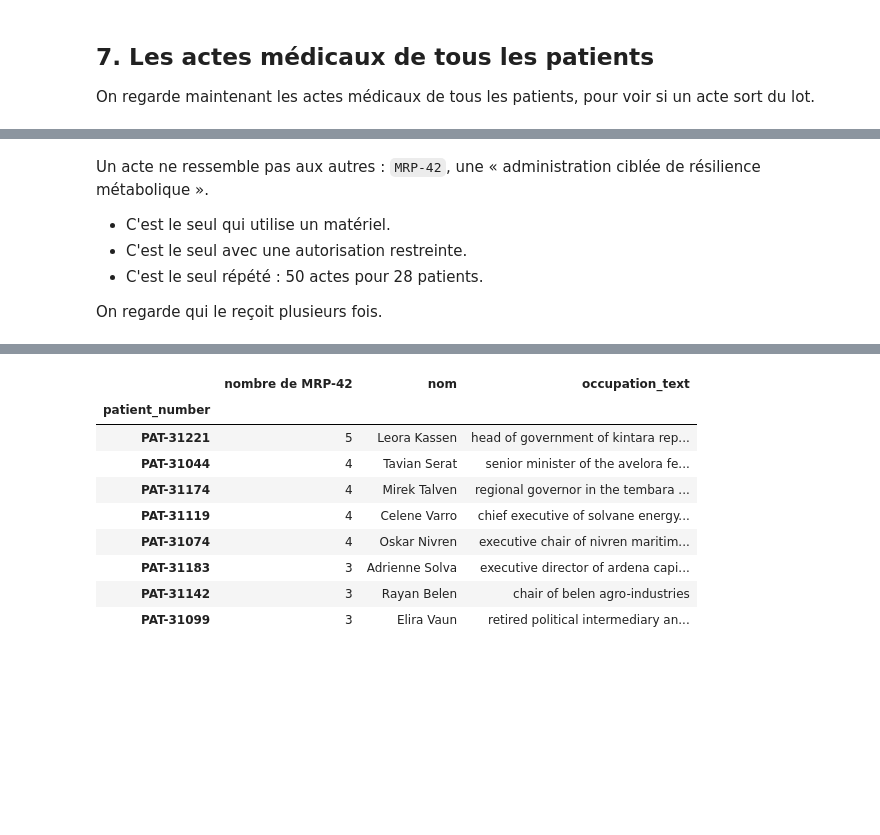
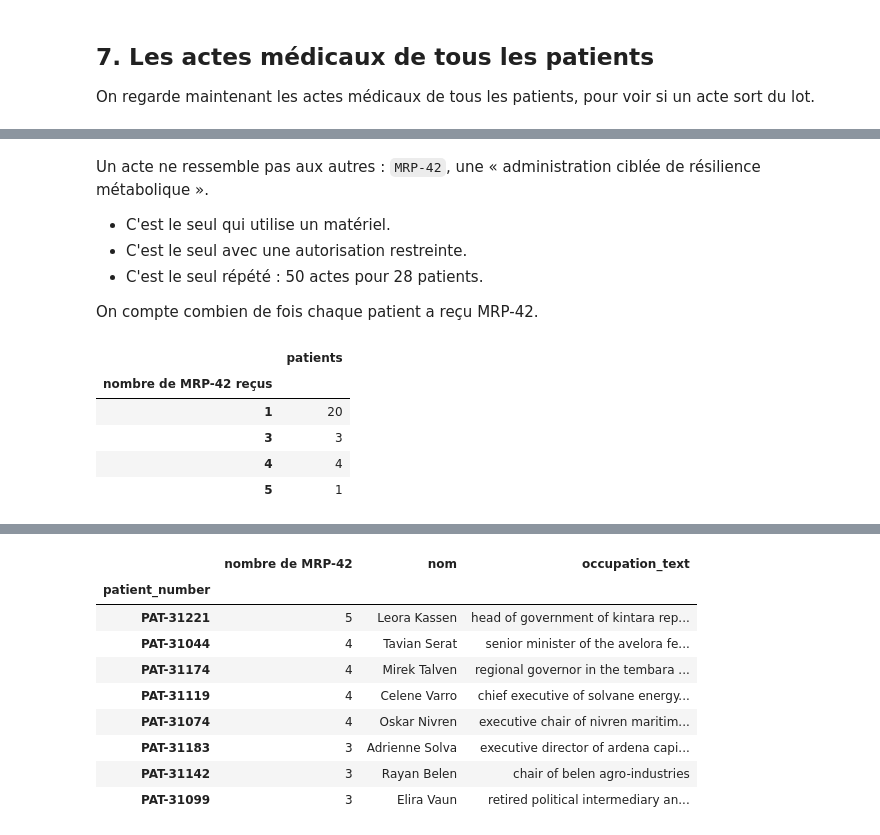
Before and after one commit to a-t-richard/20262027-UE-DataMining-Project, a Jupyter notebook: 03_health_analyse.ipynb, the cells around one changed output, grey strips where cells are left out. Cells and saved outputs as stored; diff of their text form; code cells hidden in the pictures; blank space fills up the shorter version.

```diff
--- a/03_health_analyse.ipynb
+++ b/03_health_analyse.ipynb
@@ -502,4 +502,14 @@ Un acte ne ressemble pas aux autres : `MRP-42`, une « administration ciblée de
 - C'est le seul avec une autorisation restreinte.
 - C'est le seul répété : 50 actes pour 28 patients.
 
-On regarde qui le reçoit plusieurs fois.
+On compte combien de fois chaque patient a reçu MRP-42.
+# %%
+nombre_mrp = procedures[procedures["procedure_code"] == "MRP-42"]["patient_number"].value_counts()
+nombre_mrp.value_counts().sort_index().rename_axis("nombre de MRP-42 reçus").to_frame("patients")
+# %% [output]
+|  | patients |
+| nombre de MRP-42 reçus |  |
+| 1 | 20 |
+| 3 | 3 |
+| 4 | 4 |
+| 5 | 1 |
```
Also changed, not shown: parts of 4 cells of this notebook, 11 other files.
